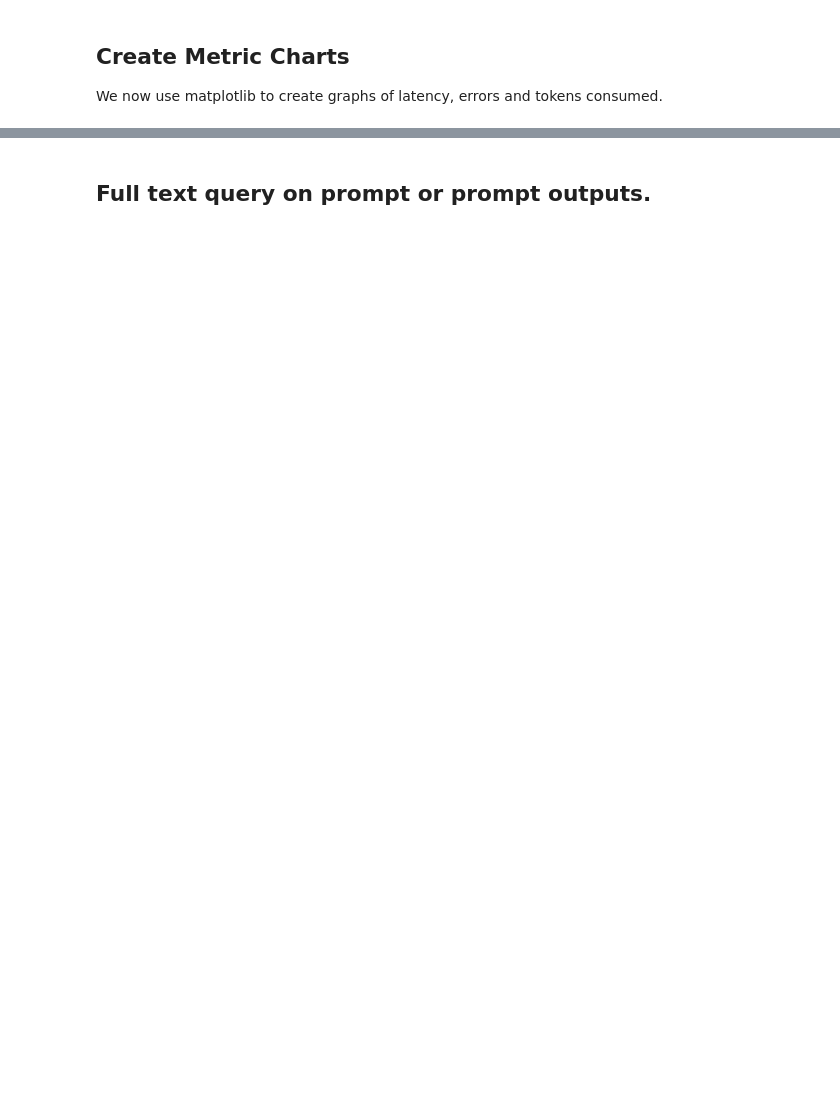
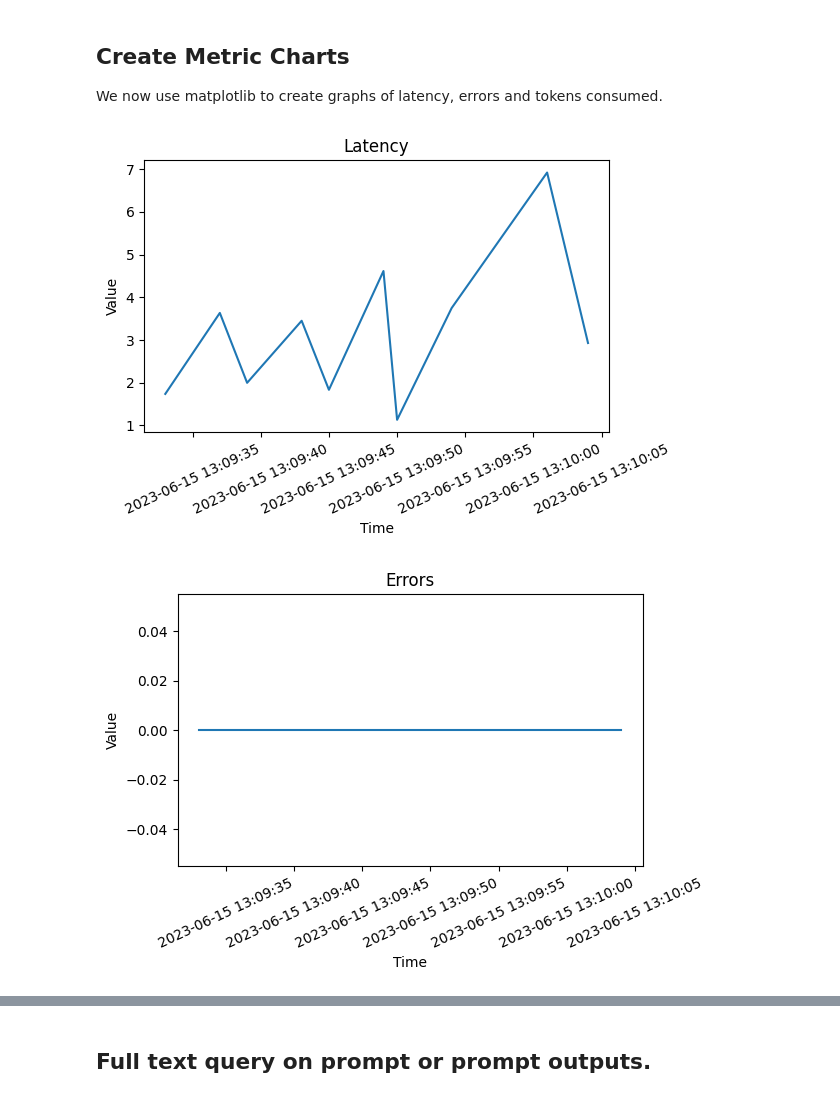
Before and after one commit to infinohq/infino, a Jupyter notebook: examples/llm-monitoring-langchain/llm-monitoring-langchain.ipynb, the cells around one changed output, grey strips where cells are left out. Cells and saved outputs as stored; diff of their text form; code cells hidden in the pictures; blank space fills up the shorter version.

```diff
--- a/examples/llm-monitoring-langchain/llm-monitoring-langchain.ipynb
+++ b/examples/llm-monitoring-langchain/llm-monitoring-langchain.ipynb
@@ -147,30 +132,36 @@ def plot(data, title):
   y = [item["value"] for item in data]
 
   plt.rcParams['figure.figsize'] = [6, 4]
   plt.subplots_adjust(bottom=0.2)
   plt.xticks(rotation=25 )
   ax=plt.gca()
   xfmt = md.DateFormatter('%Y-%m-%d %H:%M:%S')
   ax.xaxis.set_major_formatter(xfmt)
 
   # Create the plot
   plt.plot(dates, y)
 
   # Set labels and title
   plt.xlabel("Time")
   plt.ylabel("Value")
   plt.title(title)
 
   plt.show()
 
 response = client.search_ts("__name__", "latency", 0, int(time.time()))
 plot(response.text, "Latency")
 
 response = client.search_ts("__name__", "error", 0, int(time.time()))
 plot(response.text, "Errors")
 
 response = client.search_ts("__name__", "prompt_tokens", 0, int(time.time()))
 plot(response.text, "Prompt Tokens")
 
+response = client.search_ts("__name__", "completion_tokens", 0, int(time.time()))
+plot(response.text, "Completion Tokens")
+
 response = client.search_ts("__name__", "total_tokens", 0, int(time.time()))
 plot(response.text, "Total Tokens")
+# %% [output]
+[figure, added]
+[figure, added]
```
Also changed, not shown: parts of 5 cells of this notebook.
